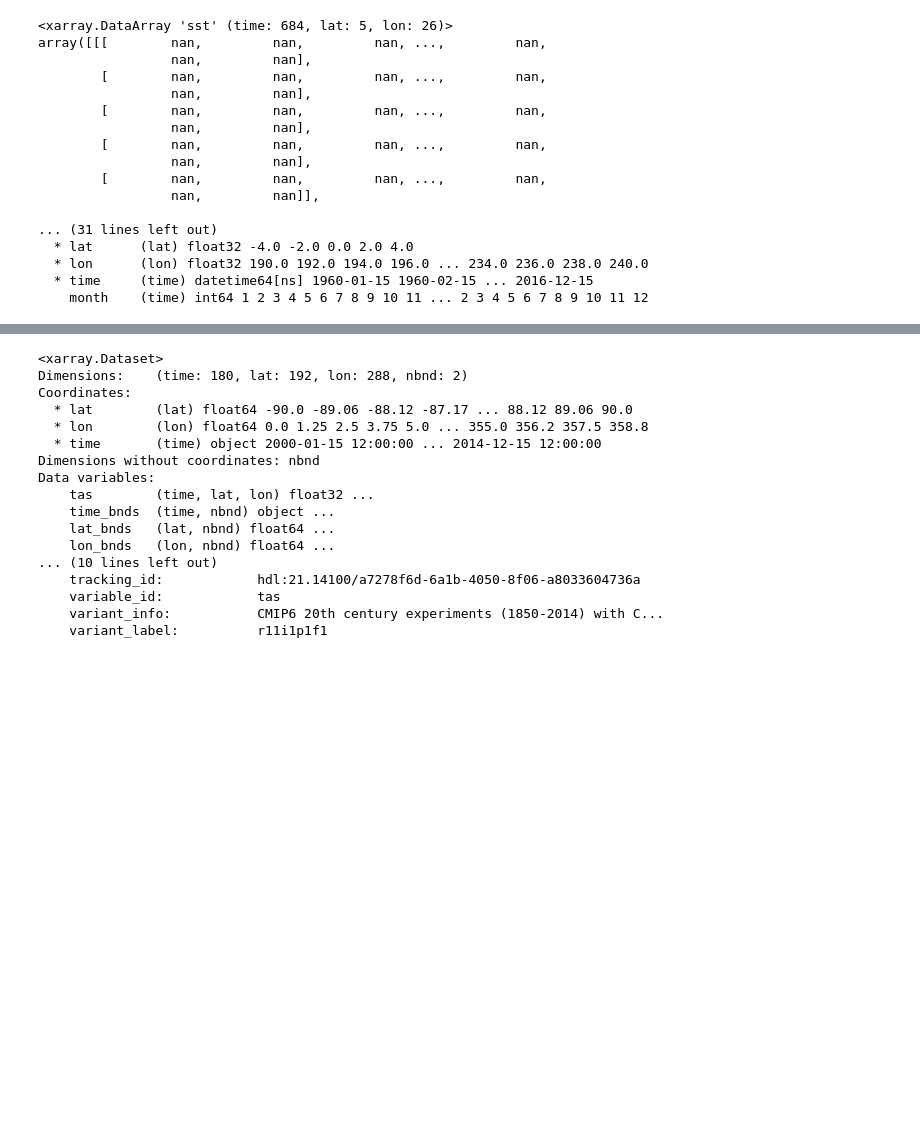
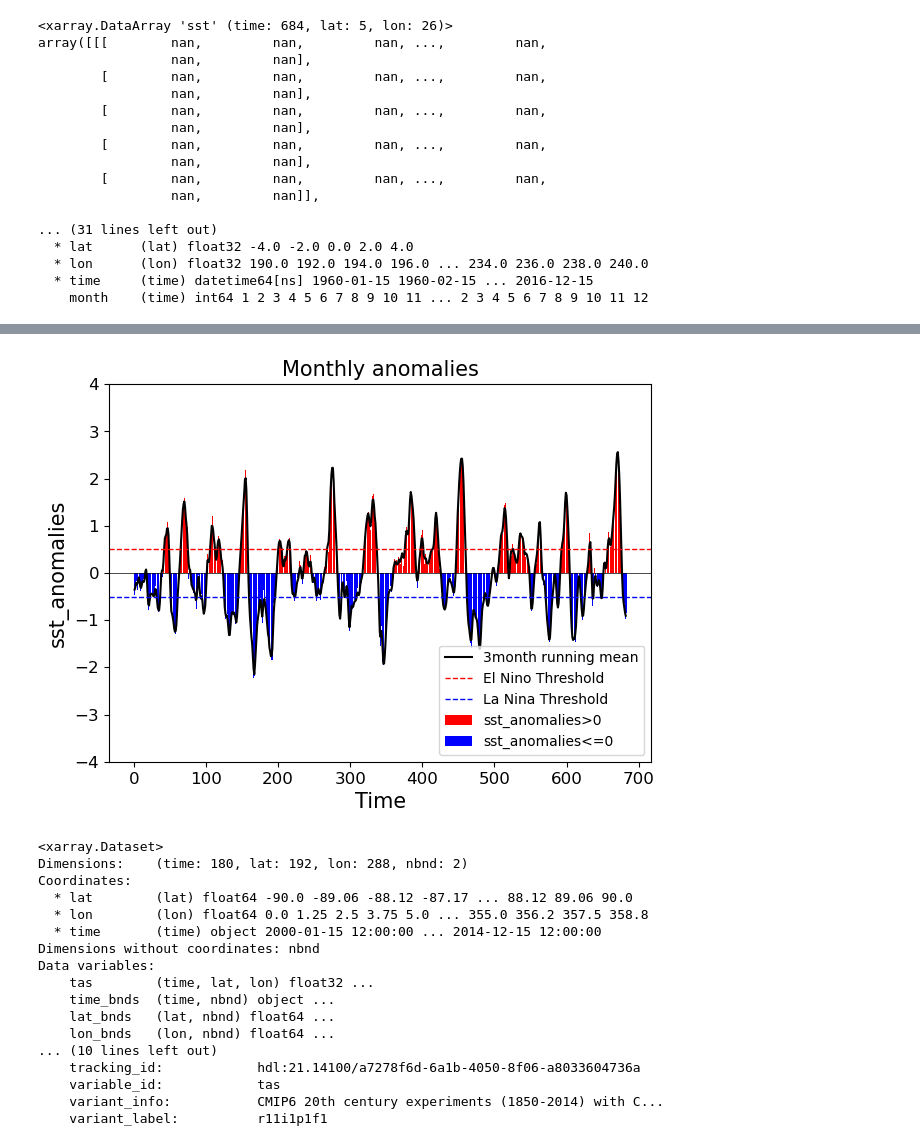
Before and after one commit to BaolingYang/ESE5023_Assignments_12132228, a Jupyter notebook: PS3_Codes.ipynb, the cells around one changed output, grey strips where cells are left out. Drawn from its saved outputs; the diff is of its cells as text; code cells hidden in the pictures; blank space fills up the shorter version.

```diff
--- a/PS3_Codes.ipynb
+++ b/PS3_Codes.ipynb
@@ -193,3 +206,42 @@ plt.show()
+# %%
+# 2.2 Connected above - Another method: Creating a dataframe(Discussed with Wenting Yuan)
+# Use "Monthly_anomalies" and "Monthly_anomalies.time" to create a dataframe
+df2=pd.DataFrame(Monthly_anomalies,columns=["Monthly_anomalies"])
+df2["Time"]=pd.DataFrame(Monthly_anomalies.time)
+# Reset "Time" as the dataframe index
+df2["Time"]=pd.to_datetime(df2["Time"])
+df2.set_index("Time", inplace=True)
+# Create two new colums to detect the Monthly_anomalies>0 and Monthly_anomalies<=0
+df2["Monthly_anomalies>0"]=df2["Monthly_anomalies"].where(Monthly_anomalies>0)
+df2["Monthly_anomalies<=0"]=df2["Monthly_anomalies"].where(Monthly_anomalies<=0)
+
+# Create a figure object and draw the df2["Monthly_anomalies>0"] and df2["Monthly_anomalies<=0"]
+plt.figure(figsize=(7,5),dpi=100)
+plt.bar(np.arange(len(df2["Monthly_anomalies>0"])),df2["Monthly_anomalies>0"],color="red")
+plt.bar(np.arange(len(df2["Monthly_anomalies<=0"])),df2["Monthly_anomalies<=0"],color="blue")
+
+# Add one more column to load the "Anomalies_rolling_3month" data, and plot it
+df2["Anomalies_rolling_3month"]=Anomalies_rolling_3month.mean(dim=("lon","lat"))
+plt.plot(np.arange(len(df2["Anomalies_rolling_3month"])),
+         df2["Anomalies_rolling_3month"],color="black")
+
+# Add a auxiliary line y=0.5, y=-0.5, y=0
+plt.axhline(y=0.5,color="red",linestyle="--",linewidth=1.0)
+plt.axhline(y=-0.5,color="blue",linestyle="--",linewidth=1.0)
+plt.legend(labels=["3month running mean","El Nino Threshold",
+                   "La Nina Threshold","sst_anomalies>0","sst_anomalies<=0"])
+plt.axhline(y=0,color="black",linestyle="-",linewidth=0.5)
+plt.title("Monthly anomalies",fontsize=15)
+plt.xlabel("Time",fontsize=15)
+plt.ylabel("sst_anomalies",fontsize=15)
+plt.xticks(fontsize=12)
+plt.yticks(fontsize=12)
+plt.ylim(-4,4)
+plt.show()
+### Strangely, the time index seems to be the sequence of data, instead of the "Time" column,
+### although the index has been reset by "Time". Someplace should be improved...
+# %% [output]
+[figure, added]
 # %%
 # 3. Explore a netCDF dataset
 # Open a dataset
```
Also changed, not shown: parts of 10 cells of this notebook, 1 other file.
